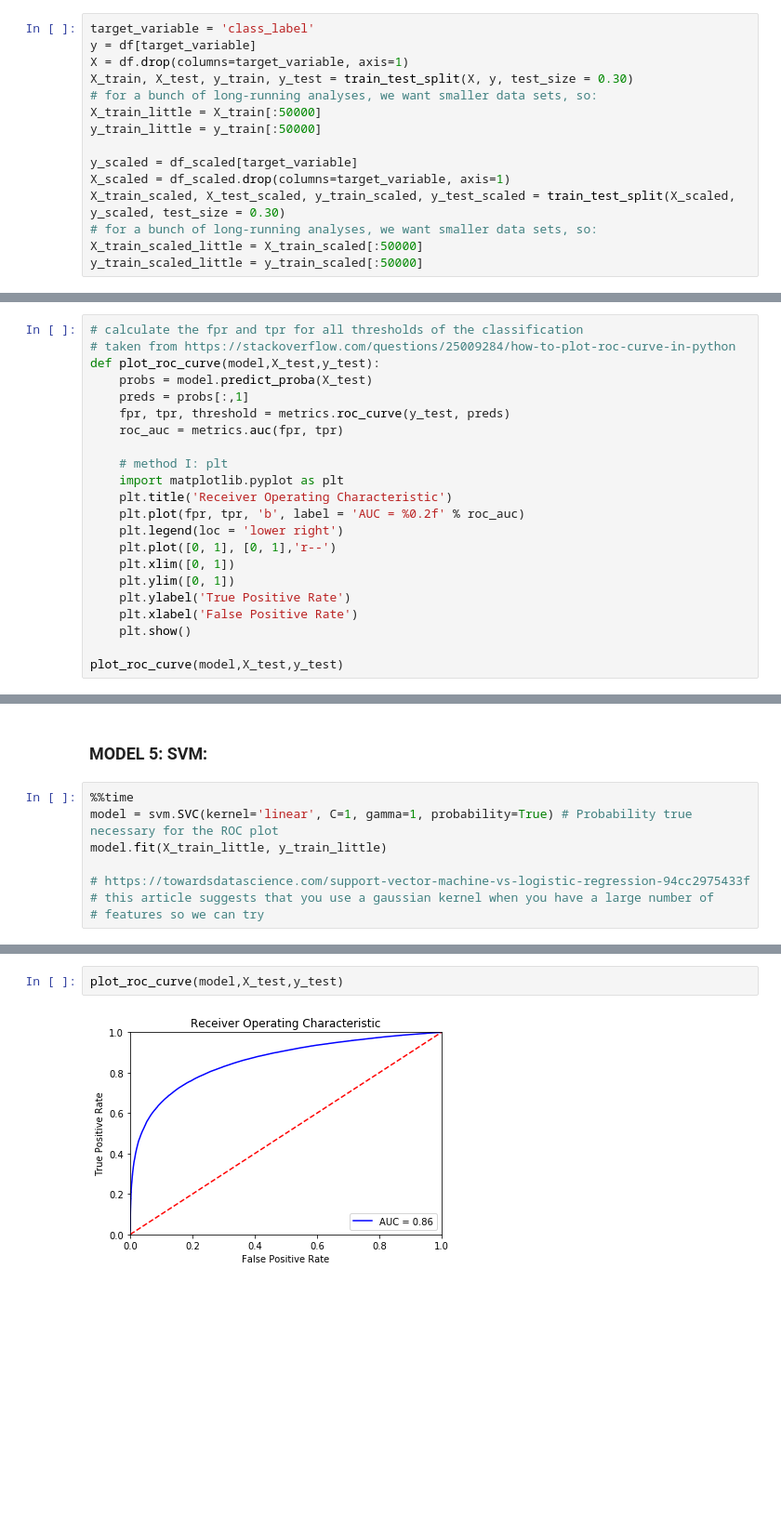
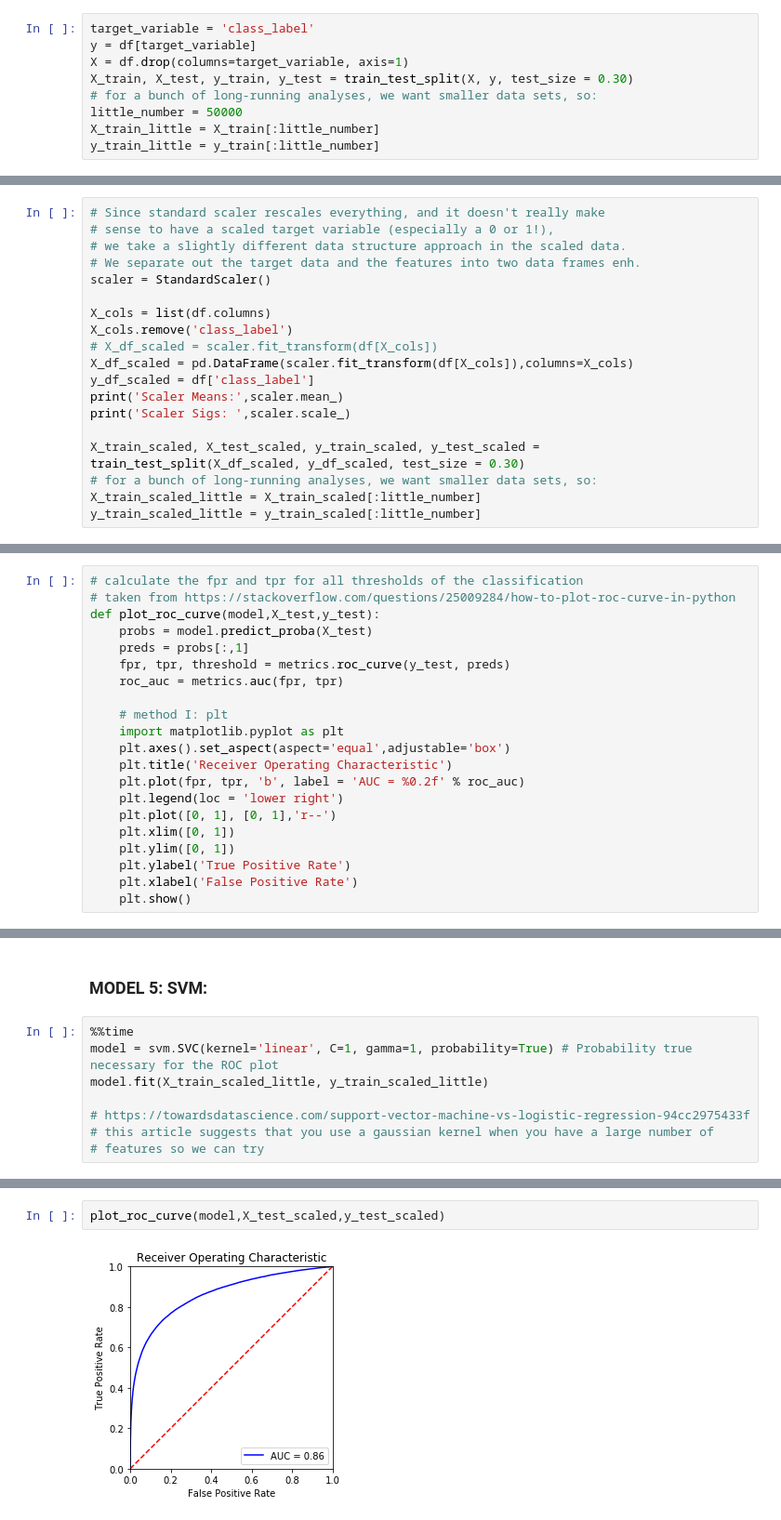
Before and after one commit to TopQuirk67/insightchallenges, a Jupyter notebook: SUSY ML/SUSY ML workshop.ipynb, the cells around one changed output, grey strips where cells are left out. Shown at 93% size. Saved outputs shown, nothing was run; the diff lists cells and outputs as text; blank space fills up the shorter version.

```diff
--- a/SUSY ML/SUSY ML workshop.ipynb
+++ b/SUSY ML/SUSY ML workshop.ipynb
@@ -185,12 +160,6 @@ y = df[target_variable]
 X = df.drop(columns=target_variable, axis=1)
 X_train, X_test, y_train, y_test = train_test_split(X, y, test_size = 0.30)
 # for a bunch of long-running analyses, we want smaller data sets, so:
-X_train_little = X_train[:50000]
-y_train_little = y_train[:50000]
-
-y_scaled = df_scaled[target_variable]
-X_scaled = df_scaled.drop(columns=target_variable, axis=1)
-X_train_scaled, X_test_scaled, y_train_scaled, y_test_scaled = train_test_split(X_scaled, y_scaled, test_size = 0.30)
-# for a bunch of long-running analyses, we want smaller data sets, so:
-X_train_scaled_little = X_train_scaled[:50000]
-y_train_scaled_little = y_train_scaled[:50000]
+little_number = 50000
+X_train_little = X_train[:little_number]
+y_train_little = y_train[:little_number]
@@ -196,0 +168,19 @@ y_train_scaled_little = y_train_scaled[:50000]
+# %%
+# Since standard scaler rescales everything, and it doesn't really make
+# sense to have a scaled target variable (especially a 0 or 1!),
+# we take a slightly different data structure approach in the scaled data.
+# We separate out the target data and the features into two data frames enh.
+scaler = StandardScaler()
+
+X_cols = list(df.columns)
+X_cols.remove('class_label')
+# X_df_scaled = scaler.fit_transform(df[X_cols])
+X_df_scaled = pd.DataFrame(scaler.fit_transform(df[X_cols]),columns=X_cols)
+y_df_scaled = df['class_label']
+print('Scaler Means:',scaler.mean_)
+print('Scaler Sigs: ',scaler.scale_)
+
+X_train_scaled, X_test_scaled, y_train_scaled, y_test_scaled = train_test_split(X_df_scaled, y_df_scaled, test_size = 0.30)
+# for a bunch of long-running analyses, we want smaller data sets, so:
+X_train_scaled_little = X_train_scaled[:little_number]
+y_train_scaled_little = y_train_scaled[:little_number]
@@ -341,6 +340,7 @@ def plot_roc_curve(model,X_test,y_test):
 
     # method I: plt
     import matplotlib.pyplot as plt
+    plt.axes().set_aspect(aspect='equal',adjustable='box')
     plt.title('Receiver Operating Characteristic')
     plt.plot(fpr, tpr, 'b', label = 'AUC = %0.2f' % roc_auc)
     plt.legend(loc = 'lower right')
@@ -350,5 +350,3 @@ def plot_roc_curve(model,X_test,y_test):
     plt.ylabel('True Positive Rate')
     plt.xlabel('False Positive Rate')
     plt.show()
-
-plot_roc_curve(model,X_test,y_test)
@@ -514,7 +523,7 @@ Wall time: 353 µs
 # %%
 %%time
 model = svm.SVC(kernel='linear', C=1, gamma=1, probability=True) # Probability true necessary for the ROC plot
-model.fit(X_train_little, y_train_little)
+model.fit(X_train_scaled_little, y_train_scaled_little)
 
 # https://towardsdatascience.com/support-vector-machine-vs-logistic-regression-94cc2975433f
 # this article suggests that you use a gaussian kernel when you have a large number of
@@ -529,7 +538,7 @@ print(model.score(X_test, y_test))
 # %%
-plot_roc_curve(model,X_test,y_test)
+plot_roc_curve(model,X_test_scaled,y_test_scaled)
 # %% [output]
-[figure, old version]
+[figure, new version]
 # %%
 %%time
 model = svm.SVC(kernel='rbf', C=1, gamma=1, probability=True) # Probability true necessary for the ROC plot
```
Also changed, not shown: parts of 35 cells of this notebook.
